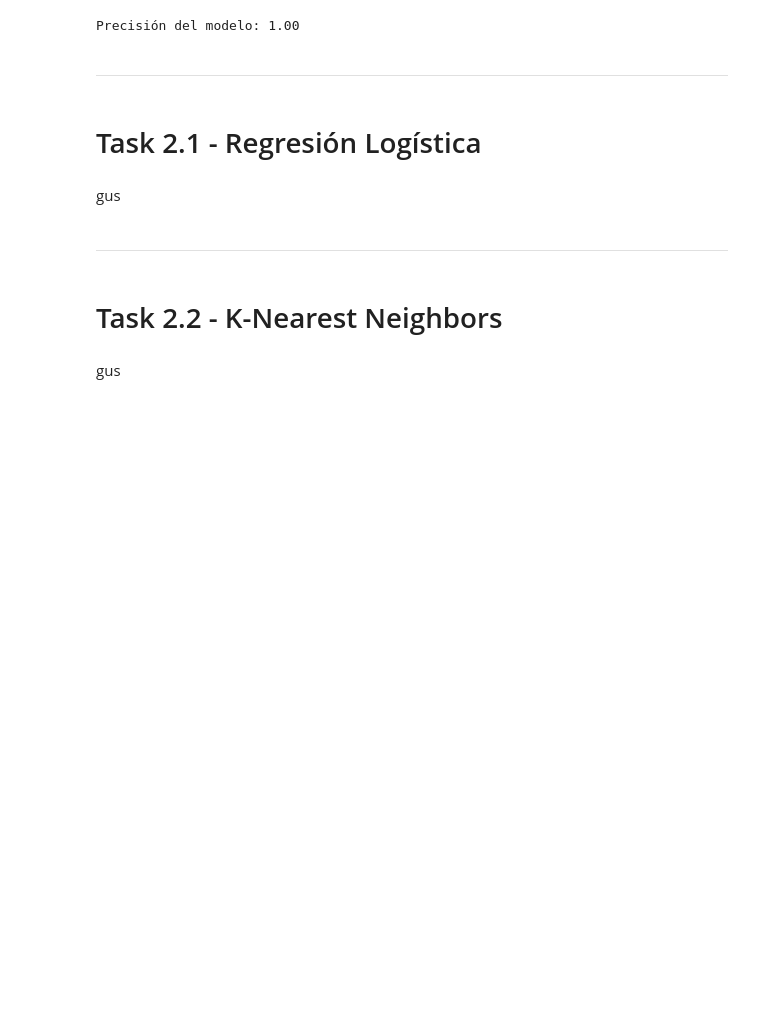
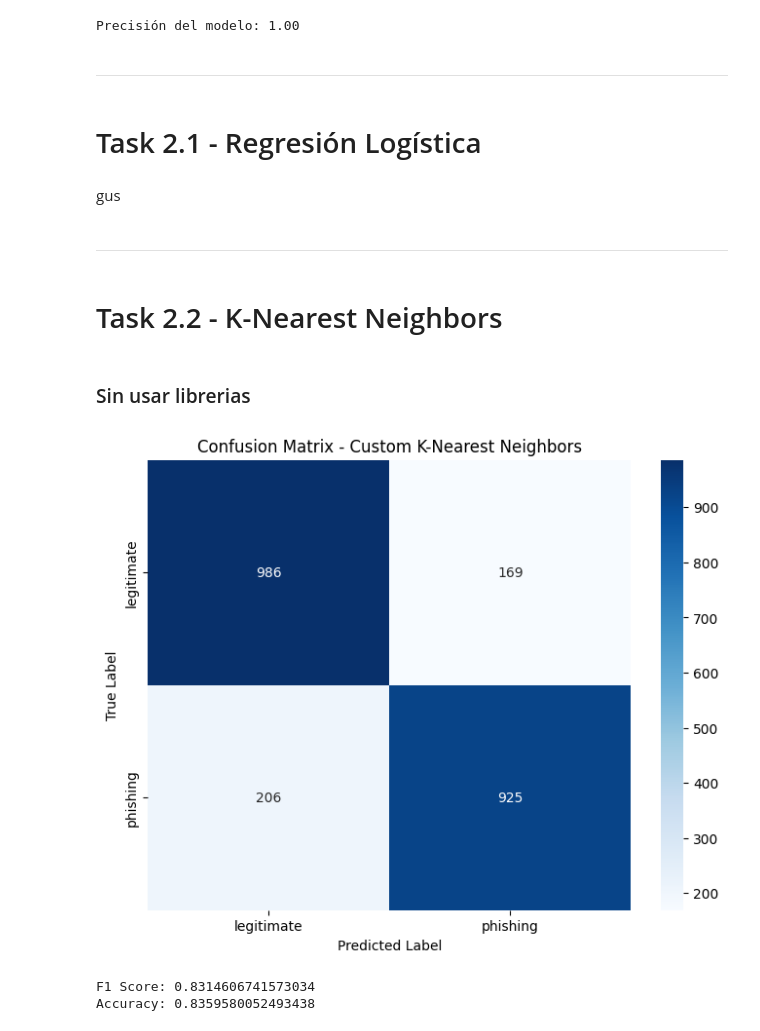
Before and after one commit to mariaRam2003/Laboratorio1_IA, a Jupyter notebook: Laboratorio1.ipynb, the cells around one changed output. Cells and saved outputs as stored; diff of their text form; code cells hidden in the pictures; blank space fills up the shorter version.

Commit message:
Task 2.2 Completada
Task 2.2 implementacion del algoritmo KNN (K nearest neighbor) full completed.

```diff
--- a/Laboratorio1.ipynb
+++ b/Laboratorio1.ipynb
@@ -334,5 +330,75 @@ gus
 ------------
 # %% [markdown]
 # Task 2.2 - K-Nearest Neighbors
-# %% [markdown]
-gus
+# %% [markdown]
+### Sin usar librerias
+# %%
+# Solo elegir las columnas numericas
+numeric_columns = df.select_dtypes(include=np.number).columns
+# Definir las variables
+X = df[numeric_columns]
+y= df.iloc[:, 88] #ultima columna en este caso es el resultado (status) si es o no phishing
+X_train, X_test, y_train, y_test, = train_test_split(X, y, random_state=0, test_size=0.2)
+
+# Solo para medir el split de datos
+np.sqrt(len(y_test))
+
+# Calculo de ecuclidean distance
+def euclidean_distance(x1, x2):
+    return np.sqrt(np.sum((x1 - x2)**2))
+
+class KNN_Classifier:
+    def __init__(self, k=3, p=2):
+        self.k = k
+        self.p = p
+
+    def fit(self, X_train, y_train):
+        self.X_train = X_train
+        self.y_train = y_train
+
+    def predict(self, X_test):
+        y_pred = np.array([self._predict(x) for x in X_test])
+        return y_pred
+
+    def _predict(self, x):
+        distances = np.array([euclidean_distance(x, x_train) for x_train in self.X_train])
+        nearest_indices = np.argsort(distances)[:self.k]
+        nearest_labels = self.y_train[nearest_indices]
+        unique_labels, counts = np.unique(nearest_labels, return_counts=True)
+        predicted_label = unique_labels[np.argmax(counts)]
+        return predicted_label
+
+# Classifier
+classifier = KNN_Classifier(k=47, p=2)
+classifier.fit(X_train.values, y_train.values)
+
+# Predecir los resultados de test
+y_pred = classifier.predict(X_test.values)
+
+# Matriz de confusion para modelar los datos usando seaborn
+cm = confusion_matrix(y_test, y_pred)
+
+plt.figure(figsize=(8, 6))
+sns.heatmap(cm, annot=True, fmt='g', cmap='Blues', xticklabels=['legitimate', 'phishing'], yticklabels=['legitimate', 'phishing'])
+plt.title('Confusion Matrix - Custom K-Nearest Neighbors')
+plt.xlabel('Predicted Label')
+plt.ylabel('True Label')
+plt.show()
+
+# F1 Score and Accuracy
+f1 = f1_score(y_test, y_pred)
+accuracy = accuracy_score(y_test, y_pred)
+print(f'F1 Score: {f1}')
+print(f'Accuracy: {accuracy}')
+
+
+### CONSIDERACIONES EXTRAS
+# Tener en cuenta que no todos los datos eran numéricos. Se tuvo que elegir solamente las columnas numéricas.
+# Notar la cantidad total de columnas para poder realizar el split de datos de forma correcta y poder saber que se comparaba con que.
+# Numero de y_test impar. Debido a que no se quiere un empate de resultados para el entrenamiento del modelo y que sepa diferenciar.
+# Elección de Parametros k y p. k fue el numero impar necesario y p el numero de variables a evaluar.
+# Investigacion de la realizacion del calculo euclidean.
+# %% [output]
+[figure, added]
+F1 Score: 0.8314606741573034
+Accuracy: 0.8359580052493438
```
Also changed, not shown: parts of 5 cells of this notebook.
